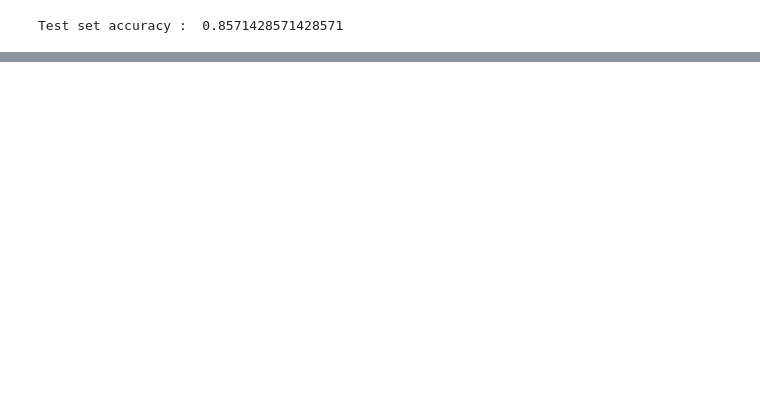
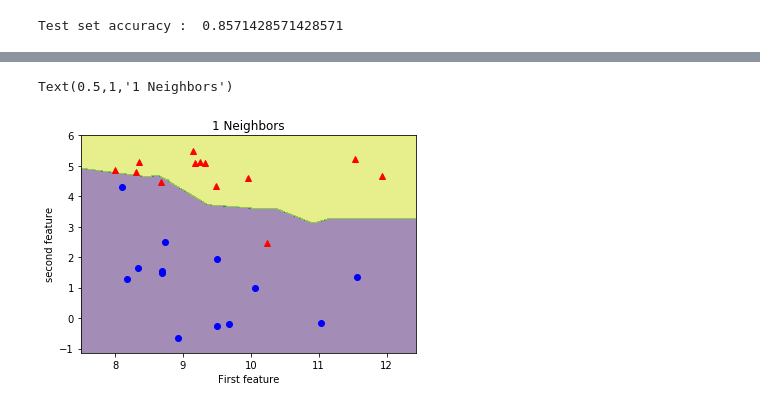
Before and after one commit to arpit23697/machine_learning, a Jupyter notebook: Intro_to_machine_learning_with_python/k_nearest_neighbors.ipynb, the cells around one changed output, grey strips where cells are left out. Saved outputs shown, nothing was run; the diff lists cells and outputs as text; code cells hidden in the pictures; blank space fills up the shorter version.

Commit message:
k_neighbor_classifier

```diff
--- a/Intro_to_machine_learning_with_python/k_nearest_neighbors.ipynb
+++ b/Intro_to_machine_learning_with_python/k_nearest_neighbors.ipynb
@@ -89,3 +89,23 @@ array([1, 0, 0, 1, 1, 0, 1])
 print("Test set accuracy : " , knn.score(X_test , y_test))
 # %% [output]
 Test set accuracy :  0.8571428571428571
+# %%
+#plotting with the different value of K's
+#this is the way plot the descision boundary for k = 1
+def plot_descision_boundary (k):
+    eps = 0.5
+    x_min , x_max = X[: , 0].min() - eps , X[:, 0].max() + eps
+    y_min , y_max = X[: , 1].min() - eps , X[: , 1].max() + eps
+
+    clf = KNeighborsClassifier(n_neighbors = k)
+    clf.fit(X_train , y_train)
+
+    xx = np.linspace(x_min , x_max , 1000)
+    yy = np.linspace(y_min , y_max , 1000)
+    X1 , X2 = np.meshgrid(xx , yy)
+    X_grid = np.c_[X1.ravel() , X2.ravel()]
+    descision_values = clf.predict(X_grid)
+
+    #plotting the data set
+    plot_dataset()
+    plt.contourf(X1 , X2 , descision_values.reshape(X1.shape) , alpha = 0.5)
@@ -91,0 +120,6 @@ Test set accuracy :  0.8571428571428571
+# %%
+plot_descision_boundary(2)
+plt.title("1 Neighbors")
+# %% [output]
+Text(0.5,1,'1 Neighbors')
+[figure, added]
```
Also changed, not shown: parts of 26 cells of this notebook, 29 other files.
